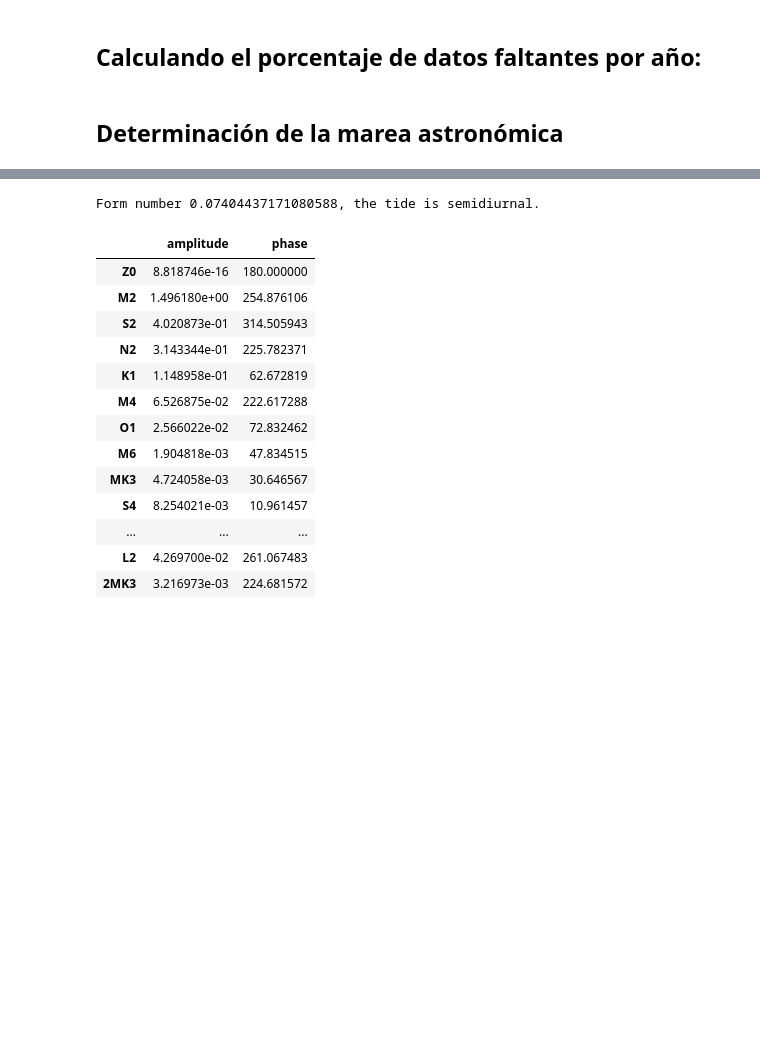
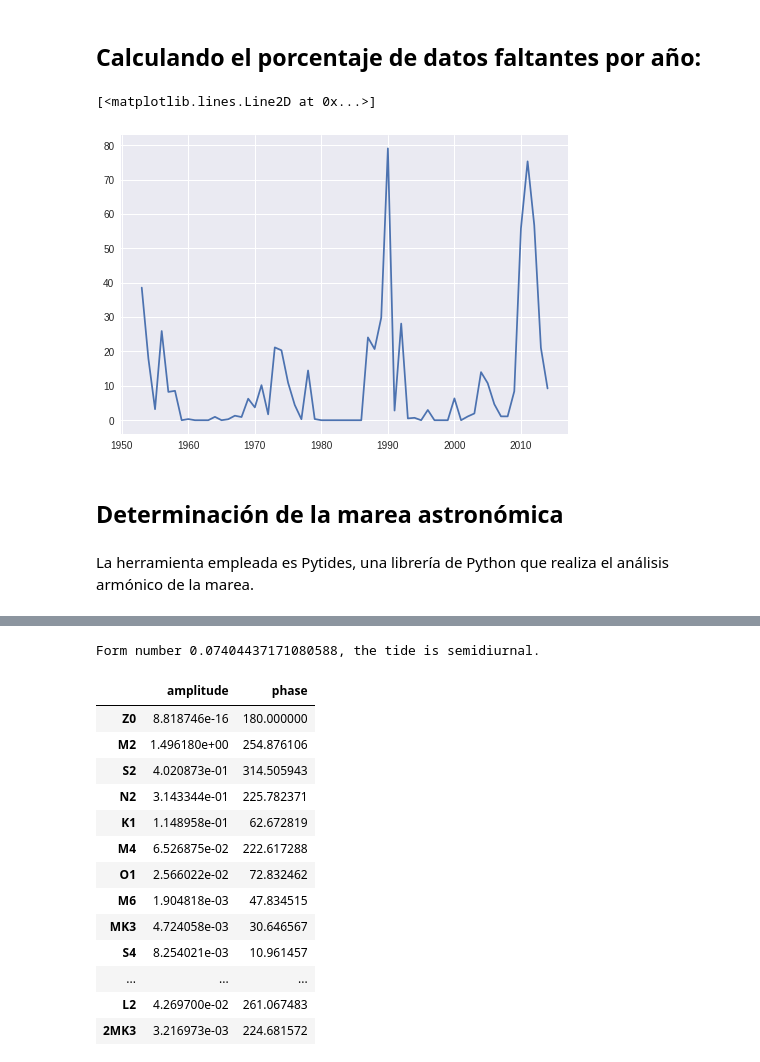
Before and after one commit to FrankAyalaC/Nivel-del-mar-en-Buenaventura, a Jupyter notebook: Scripts/TDG_2020.ipynb, the cells around one changed output, grey strips where cells are left out. Cells and saved outputs as stored; diff of their text form; code cells hidden in the pictures; blank space fills up the shorter version.

```diff
--- a/Scripts/TDG_2020.ipynb
+++ b/Scripts/TDG_2020.ipynb
@@ -346,2 +341,9 @@ serie_real=serie_nmm-np.mean(serie_nmm)
+# %%
+plt.plot(df_faltantes)
+# %% [output]
+[<matplotlib.lines.Line2D at 0x...>]
+[figure, added]
 # %% [markdown]
 ## Determinación de la marea astronómica
+# %% [markdown]
+La herramienta empleada es Pytides, una librería de Python que realiza el análisis armónico de la marea.
```
Also changed, not shown: parts of 34 cells of this notebook, 2 other files.
